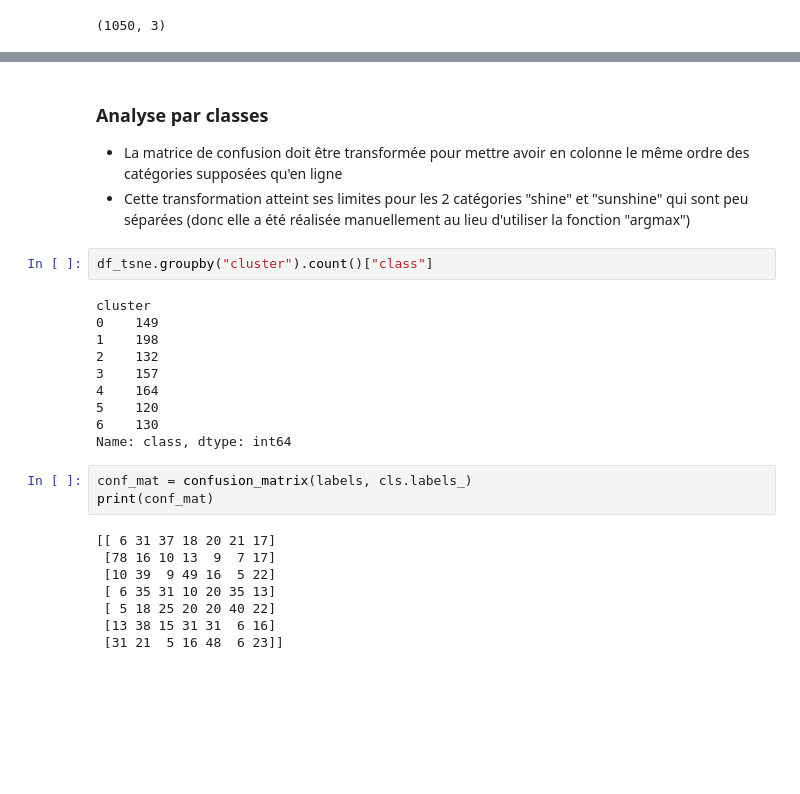
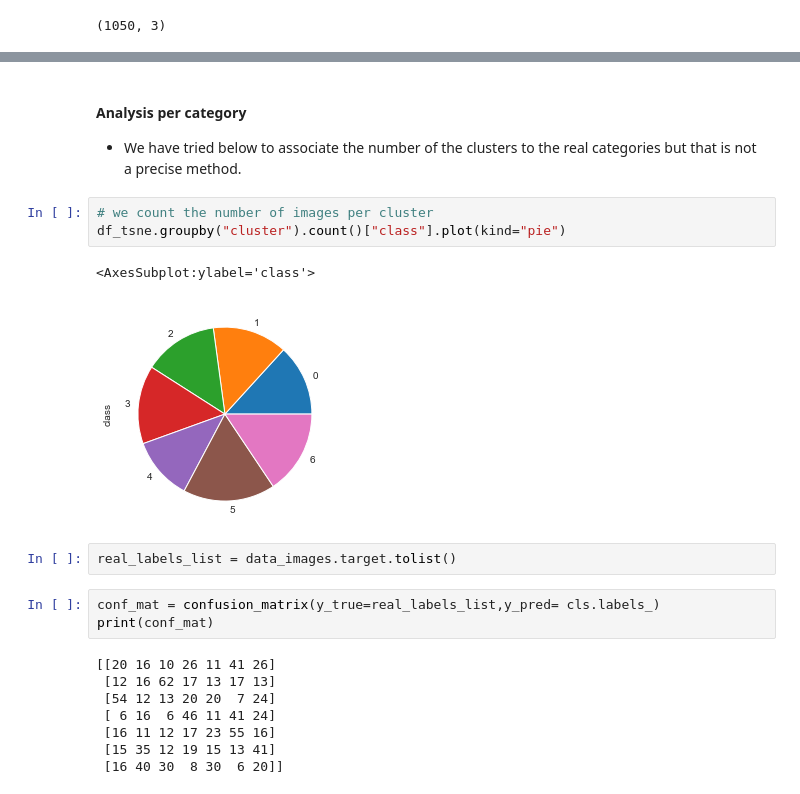
Before and after one commit to oumeima-elgharbi/P6_Data_Science_OpenClassrooms, a Jupyter notebook: P6_02_SIFT.ipynb, the cells around one changed output, grey strips where cells are left out. Saved outputs shown, nothing was run; the diff lists cells and outputs as text; blank space fills up the shorter version.

```diff
--- a/P6_02_SIFT.ipynb
+++ b/P6_02_SIFT.ipynb
@@ -272,30 +266,25 @@ ARI :  0.06210462078739355
-# %% [markdown]
-### Analyse par classes
-* La matrice de confusion doit être transformée pour mettre avoir en colonne le même ordre des catégories supposées qu'en ligne
-* Cette transformation atteint ses limites pour les 2 catégories "shine" et "sunshine" qui sont peu séparées (donc elle a été réalisée manuellement au lieu d'utiliser la fonction "argmax")
-# %%
-df_tsne.groupby("cluster").count()["class"]
-# %% [output]
-cluster
-0    149
-1    198
-2    132
-3    157
-4    164
-5    120
-6    130
-Name: class, dtype: int64
+# %% [markdown]
+#### Analysis per category
+* We have tried below to associate the number of the clusters to the real categories but that is not a precise method.
+# %%
+# we count the number of images per cluster
+df_tsne.groupby("cluster").count()["class"].plot(kind="pie")
+# %% [output]
+<AxesSubplot:ylabel='class'>
+[figure, added]
+# %%
+real_labels_list = data_images.target.tolist()
 # %%
-conf_mat = confusion_matrix(labels, cls.labels_)
+conf_mat = confusion_matrix(y_true=real_labels_list,y_pred= cls.labels_)
 print(conf_mat)
 # %% [output]
-[[ 6 31 37 18 20 21 17]
- [78 16 10 13  9  7 17]
- [10 39  9 49 16  5 22]
- [ 6 35 31 10 20 35 13]
- [ 5 18 25 20 20 40 22]
- [13 38 15 31 31  6 16]
- [31 21  5 16 48  6 23]]
+[[20 16 10 26 11 41 26]
+ [12 16 62 17 13 17 13]
+ [54 12 13 20 20  7 24]
+ [ 6 16  6 46 11 41 24]
+ [16 11 12 17 23 55 16]
+ [15 35 12 19 15 13 41]
+ [16 40 30  8 30  6 20]]
 # %%
 def conf_mat_transform(y_true, y_pred):
     conf_mat = confusion_matrix(y_true, y_pred)
```
Also changed, not shown: parts of 62 cells of this notebook, 3 other files.
